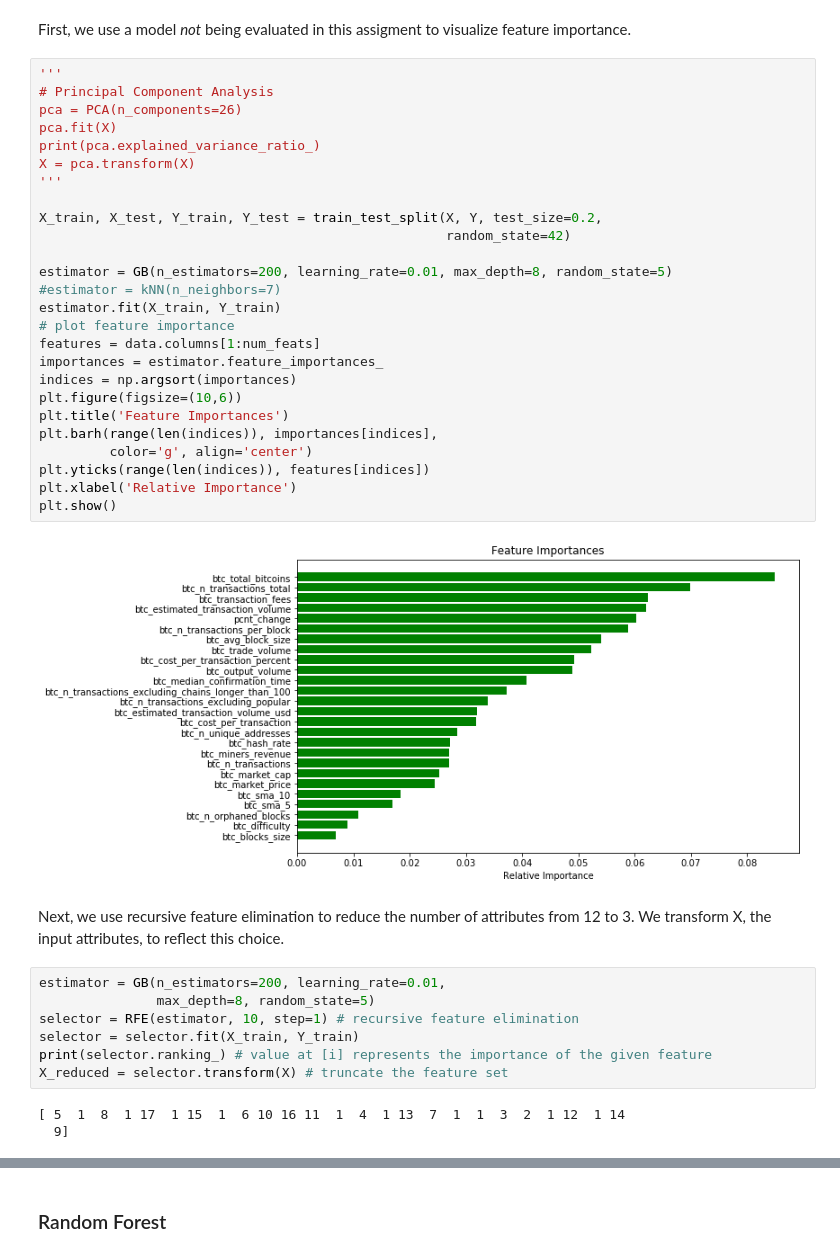
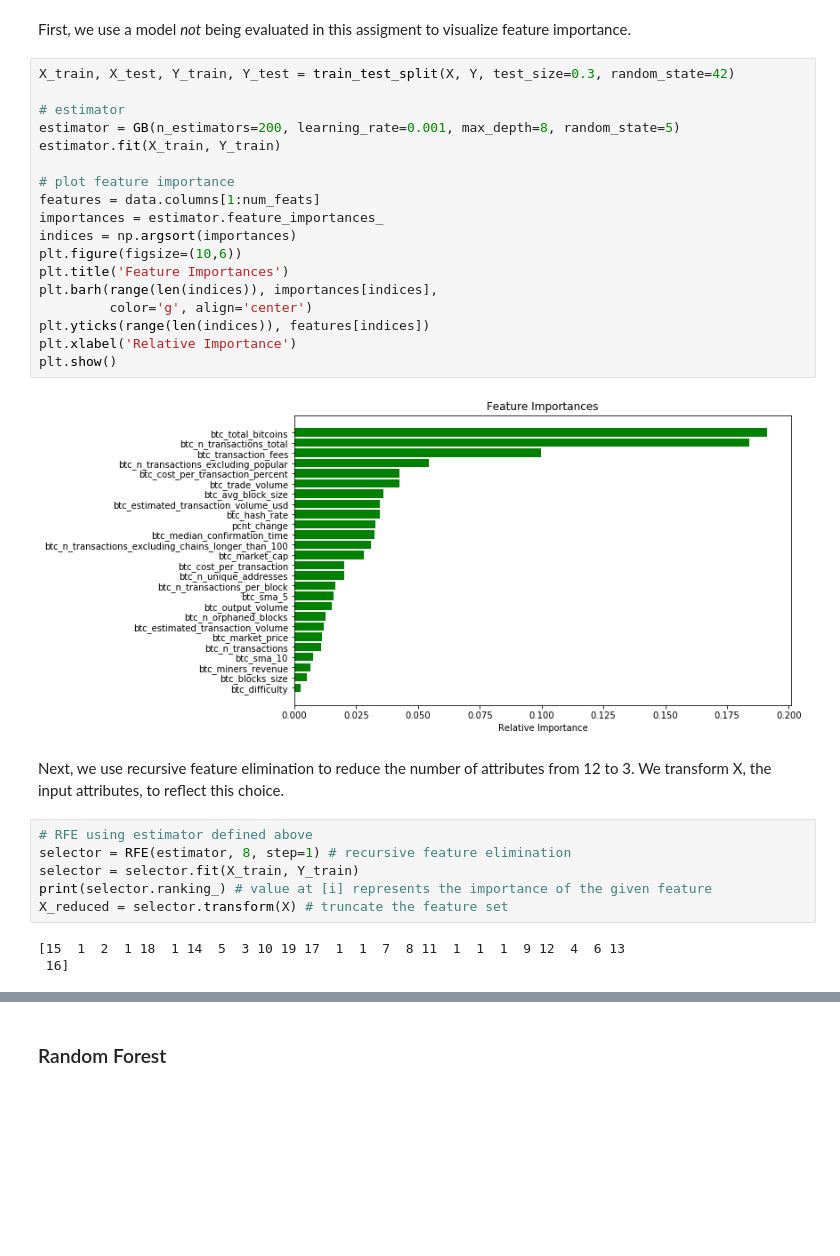
Before and after one commit to thecryptogolddiggers/project, a Jupyter notebook: template.ipynb, the cells around one changed output, grey strips where cells are left out. Saved outputs shown, nothing was run; the diff lists cells and outputs as text; blank space fills up the shorter version.

```diff
--- a/template.ipynb
+++ b/template.ipynb
@@ -60,45 +70,36 @@ Y = data[attribute]
 # %% [markdown]
 First, we use a model _not_ being evaluated in this assigment to visualize feature importance.
 # %%
-'''
-# Principal Component Analysis
-pca = PCA(n_components=26)
-pca.fit(X)
-print(pca.explained_variance_ratio_)
-X = pca.transform(X)
-'''
+X_train, X_test, Y_train, Y_test = train_test_split(X, Y, test_size=0.3, random_state=42)
 
-X_train, X_test, Y_train, Y_test = train_test_split(X, Y, test_size=0.2,
-                                                    random_state=42)
+# estimator
+estimator = GB(n_estimators=200, learning_rate=0.001, max_depth=8, random_state=5)
+estimator.fit(X_train, Y_train)
 
-estimator = GB(n_estimators=200, learning_rate=0.01, max_depth=8, random_state=5)
-#estimator = kNN(n_neighbors=7)
-estimator.fit(X_train, Y_train)
 # plot feature importance
 features = data.columns[1:num_feats]
 importances = estimator.feature_importances_
 indices = np.argsort(importances)
 plt.figure(figsize=(10,6))
 plt.title('Feature Importances')
 plt.barh(range(len(indices)), importances[indices],
          color='g', align='center')
 plt.yticks(range(len(indices)), features[indices])
 plt.xlabel('Relative Importance')
 plt.show()
 # %% [output]
-[figure, old version]
+[figure, new version]
 # %% [markdown]
 Next, we use recursive feature elimination to reduce the number of attributes from 12 to 3.  We transform X, the input attributes, to reflect this choice.
 # %%
-estimator = GB(n_estimators=200, learning_rate=0.01,
-               max_depth=8, random_state=5)
-selector = RFE(estimator, 10, step=1) # recursive feature elimination
+# RFE using estimator defined above
+selector = RFE(estimator, 8, step=1) # recursive feature elimination
 selector = selector.fit(X_train, Y_train)
 print(selector.ranking_) # value at [i] represents the importance of the given feature
 X_reduced = selector.transform(X) # truncate the feature set
 # %% [output]
-[ 5  1  8  1 17  1 15  1  6 10 16 11  1  4  1 13  7  1  1  3  2  1 12  1 14
-  9]
+[15  1  2  1 18  1 14  5  3 10 19 17  1  1  7  8 11  1  1  1  9 12  4  6 13
+ 16]
 # %%
 # returns indices of array elements matching a specified value
 def find(lst, val):
```
Also changed, not shown: parts of 12 cells of this notebook.
